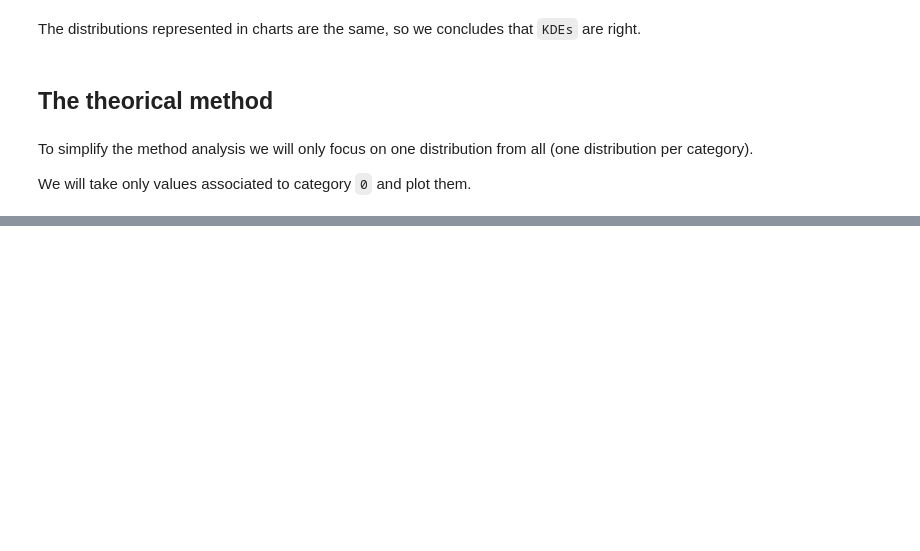
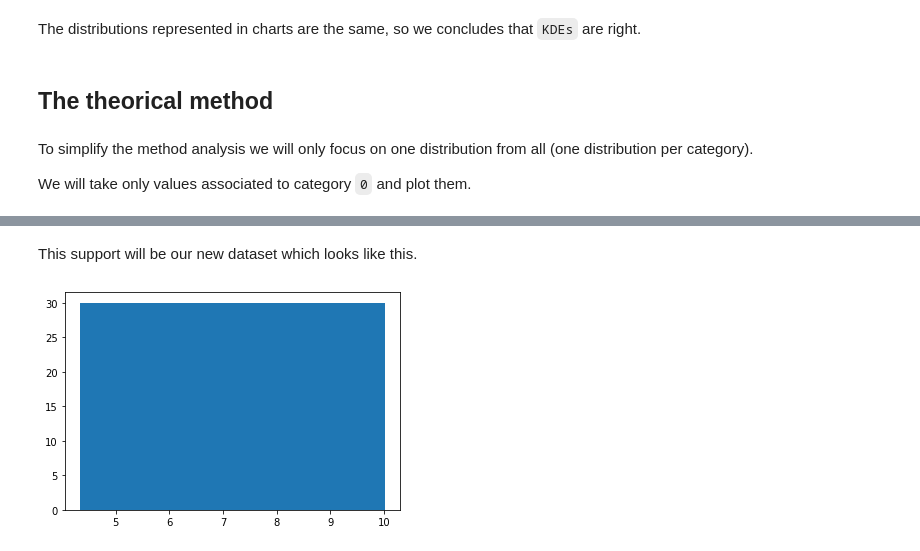
Before and after one commit to Mydherin/synthetic-dataset, a Jupyter notebook: proposal.ipynb, the cells around one changed output, grey strips where cells are left out. Cells and saved outputs as stored; diff of their text form; code cells hidden in the pictures; blank space fills up the shorter version.

Commit message:
Show initial new dataset shape

```diff
--- a/proposal.ipynb
+++ b/proposal.ipynb
@@ -66,0 +71,21 @@ lkde.plot_univariate_single(filtered_df, kde)
+# %%
+import numpy as np
+
+# Get min value of the range
+min = filtered_df.iloc[:,0].min()
+# Get max value of the range
+max = filtered_df.iloc[:,0].max()
+# Gnerate support
+support = np.linspace(min, max, 300)
+# %% [markdown]
+This support will be our new dataset which looks like this.
+# %%
+import pandas as pd
+
+# Plot new distribution
+dataset.plot_distribution(support)
+
+# Define new dataset
+new_df = pd.DataFrame(dict(x=support, category=np.full(300,0)))
+# %% [output]
+[figure, added]
```
Also changed, not shown: parts of 3 cells of this notebook, 1 other file.
